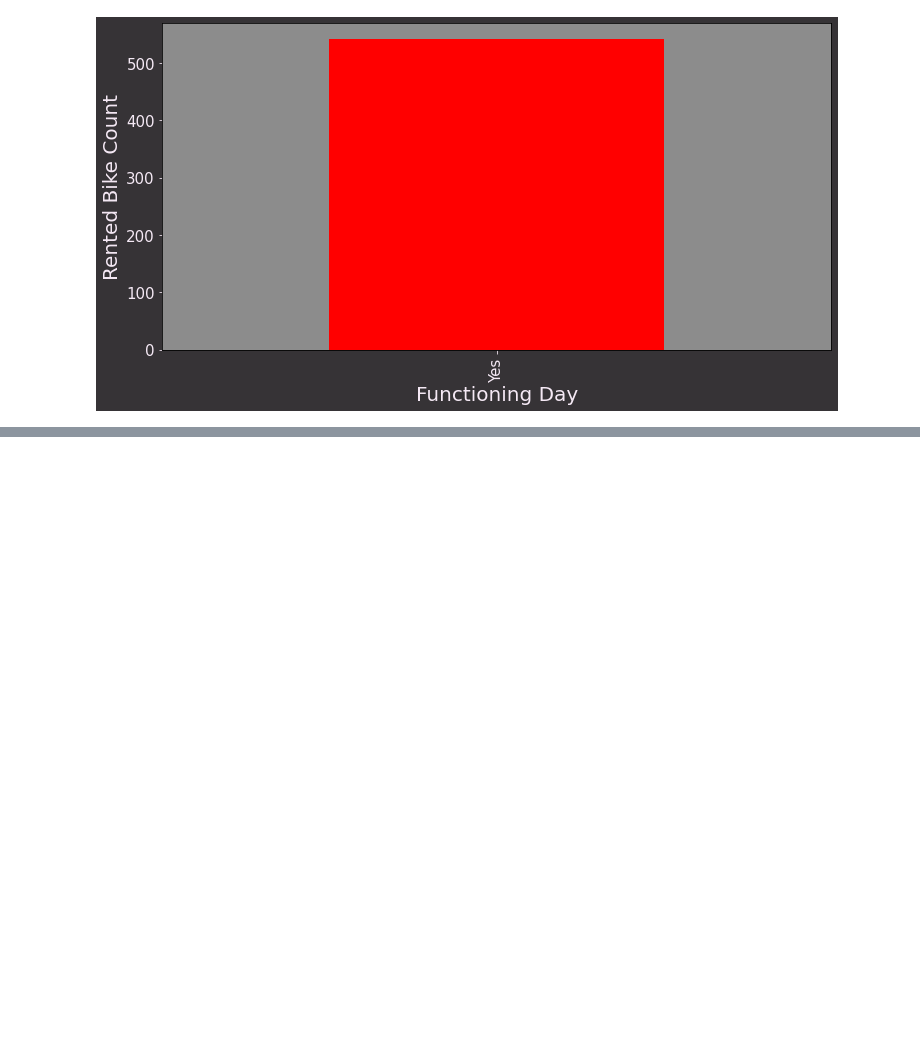
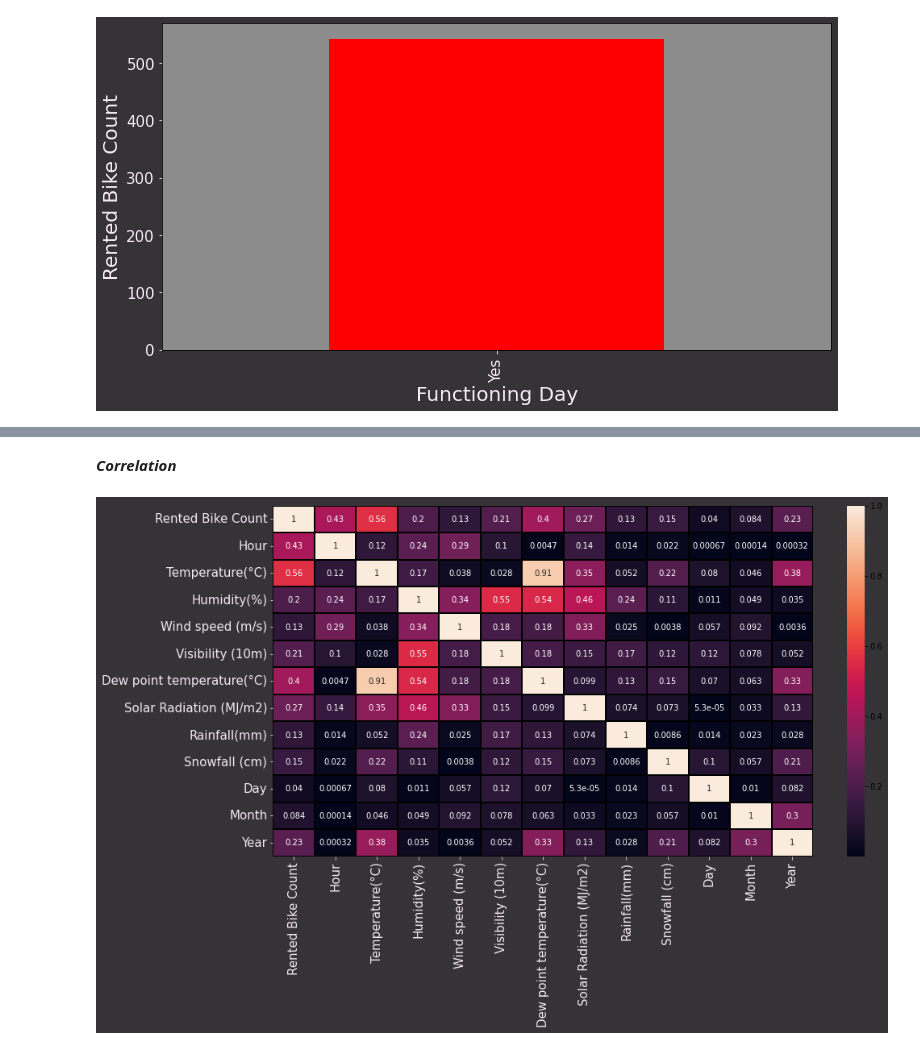
Before and after one commit to Amit-95/Bike_sharing_demand_pred, a Jupyter notebook: Bike_Sharing_Demand_Prediction_Capstone_Project.ipynb, the cells around one changed output, grey strips where cells are left out. Drawn from its saved outputs; the diff is of its cells as text; code cells hidden in the pictures; blank space fills up the shorter version.

```diff
--- a/Bike_Sharing_Demand_Prediction_Capstone_Project.ipynb
+++ b/Bike_Sharing_Demand_Prediction_Capstone_Project.ipynb
@@ -378,0 +446,11 @@ for feature in categorical_features:
+# %% [markdown]
+***Correlation***
+# %%
+# Creating Heatmap to determine the co-relation
+fig, ax = plt.subplots(figsize=(15,8),facecolor="#363336")
+ax.patch.set_facecolor('#8C8C8C')
+sns.heatmap(abs(data.corr()),annot=True,linewidth=1,linecolor="black")
+ax.tick_params( colors='#F5E9F5',labelsize=15)
+ax.tick_params( colors='#F5E9F5',labelsize=15)
+# %% [output]
+[figure, added]
```
Also changed, not shown: parts of 7 cells of this notebook.
